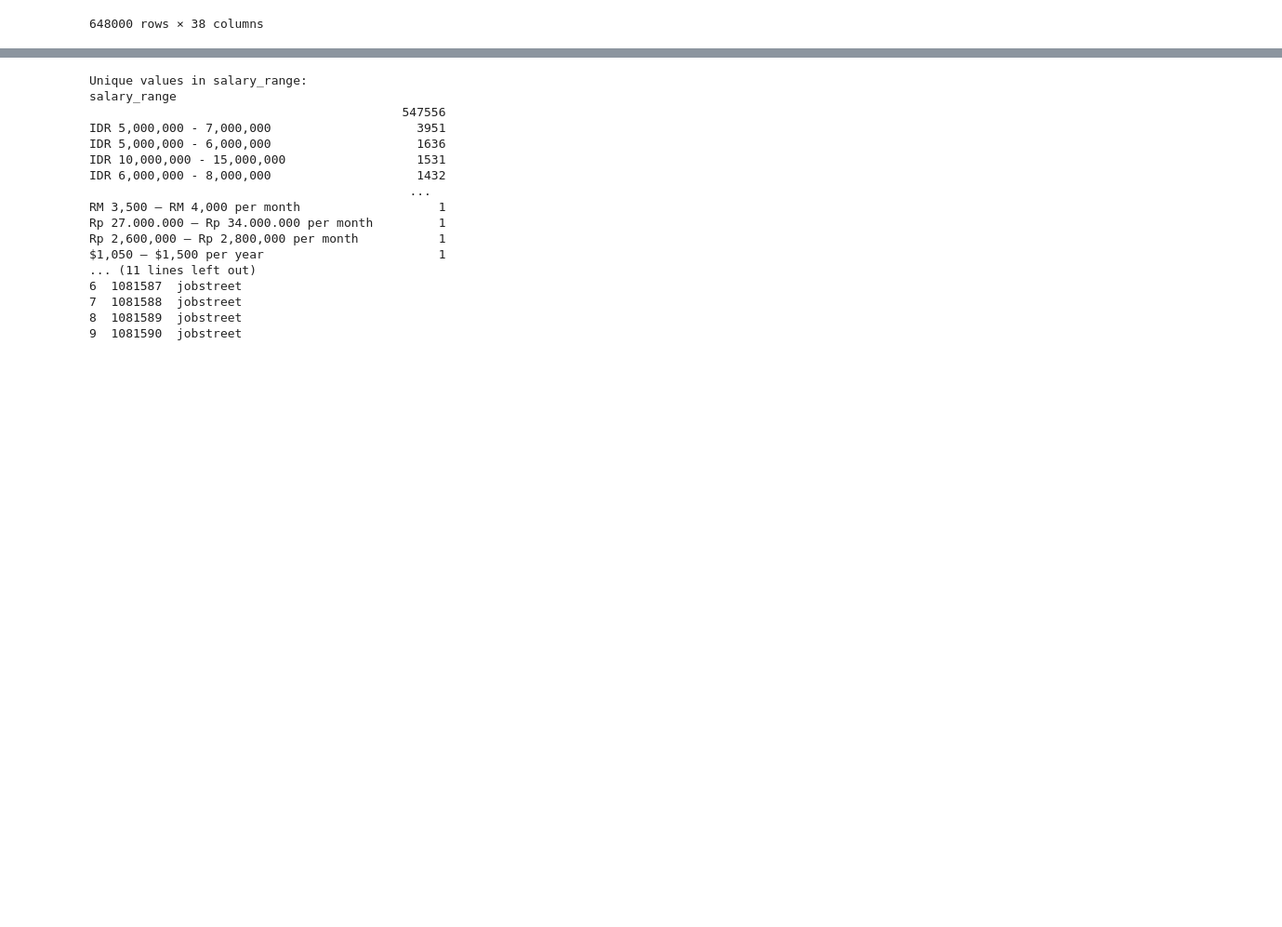
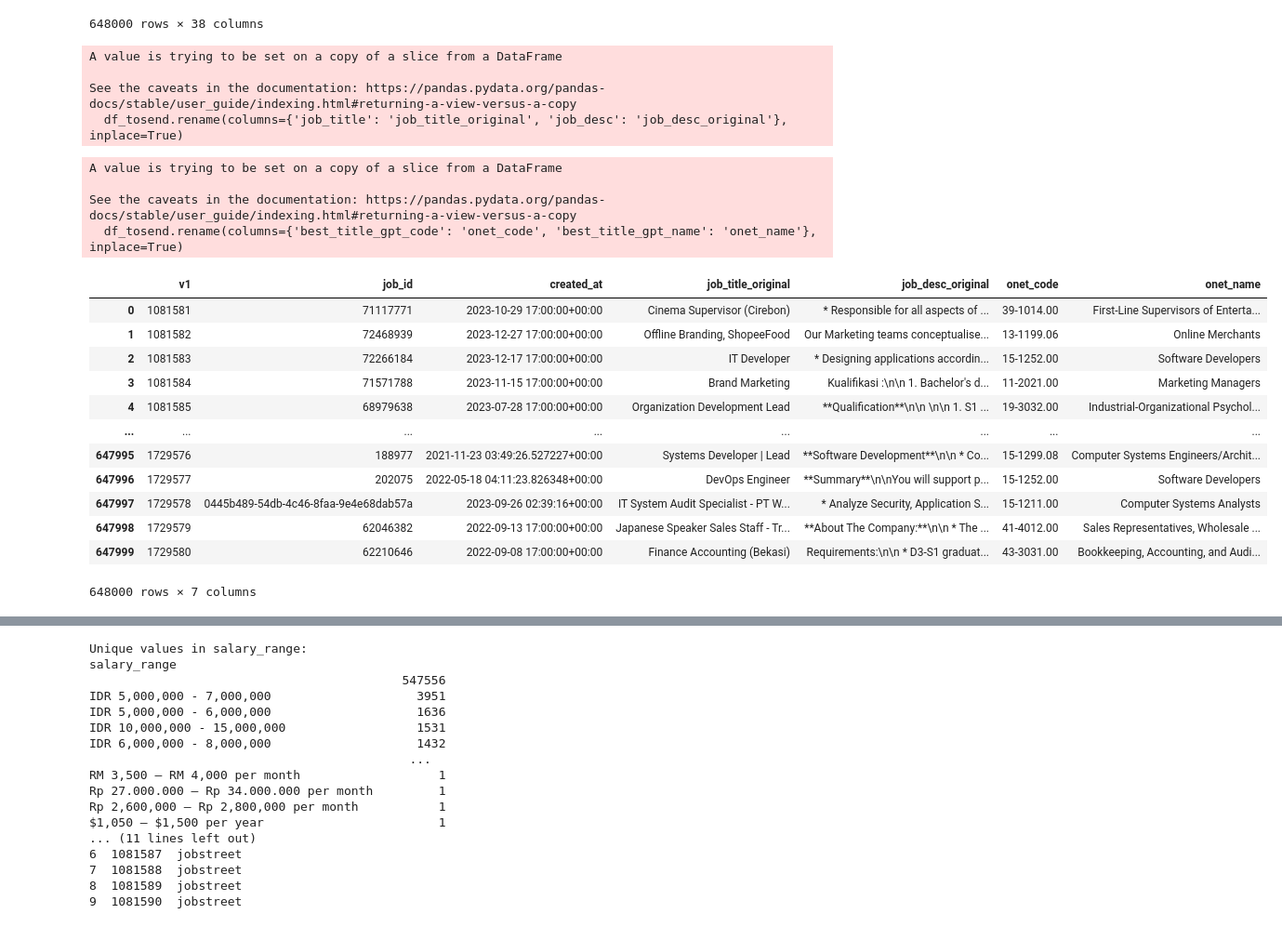
Before and after one commit to akmaalsh/2024w_DigitalSkills, a Jupyter notebook: 01 Code/01 Province_analysis_cleaned.ipynb, the cells around one changed output, grey strips where cells are left out. Shown at 93% size. Saved outputs shown, nothing was run; the diff lists cells and outputs as text; code cells hidden in the pictures; blank space fills up the shorter version.

```diff
--- a/01 Code/01 Province_analysis_cleaned.ipynb
+++ b/01 Code/01 Province_analysis_cleaned.ipynb
@@ -49,3 +49,35 @@ df
 | 647998 | 1729579 | jobstreet | 62046382 | 2022-09-13 17:00:00+00:00 | Japanese Speaker Sales Staff - Tr... | NaN | NaN |  | **About The Company:**\n\n * The ... | ... |
 | 647999 | 1729580 | jobstreet | 62210646 | 2022-09-08 17:00:00+00:00 | Finance Accounting (Bekasi) | 4000000.0 | 5600000.0 |  | Requirements:\n\n * D3-S1 graduat... | ... |
 648000 rows × 38 columns
+# %%
+df_tosend = df[['v1', 'job_id','created_at', 'job_title', 'job_desc', 'best_title_gpt_code', 'best_title_gpt_name']]
+# %%
+df_tosend.rename(columns={'job_title': 'job_title_original', 'job_desc': 'job_desc_original'}, inplace=True)
+# %% [output]
+A value is trying to be set on a copy of a slice from a DataFrame
+
+See the caveats in the documentation: https://pandas.pydata.org/pandas-docs/stable/user_guide/indexing.html#returning-a-view-versus-a-copy
+  df_tosend.rename(columns={'job_title': 'job_title_original', 'job_desc': 'job_desc_original'}, inplace=True)
+# %%
+df_tosend.rename(columns={'best_title_gpt_code': 'onet_code', 'best_title_gpt_name': 'onet_name'}, inplace=True)
+# %% [output]
+A value is trying to be set on a copy of a slice from a DataFrame
+
+See the caveats in the documentation: https://pandas.pydata.org/pandas-docs/stable/user_guide/indexing.html#returning-a-view-versus-a-copy
+  df_tosend.rename(columns={'best_title_gpt_code': 'onet_code', 'best_title_gpt_name': 'onet_name'}, inplace=True)
+# %%
+df_tosend
+# %% [output]
+|  | v1 | job_id | created_at | job_title_original | job_desc_original | onet_code | onet_name |
+| 0 | 1081581 | 71117771 | 2023-10-29 17:00:00+00:00 | Cinema Supervisor (Cirebon) | * Responsible for all aspects of ... | 39-1014.00 | First-Line Supervisors of Enterta... |
+| 1 | 1081582 | 72468939 | 2023-12-27 17:00:00+00:00 | Offline Branding, ShopeeFood | Our Marketing teams conceptualise... | 13-1199.06 | Online Merchants |
+| 2 | 1081583 | 72266184 | 2023-12-17 17:00:00+00:00 | IT Developer | * Designing applications accordin... | 15-1252.00 | Software Developers |
+| 3 | 1081584 | 71571788 | 2023-11-15 17:00:00+00:00 | Brand Marketing | Kualifikasi :\n\n 1. Bachelor's d... | 11-2021.00 | Marketing Managers |
+| 4 | 1081585 | 68979638 | 2023-07-28 17:00:00+00:00 | Organization Development Lead | **Qualification**\n\n \n\n 1. S1 ... | 19-3032.00 | Industrial-Organizational Psychol... |
+| ... | ... | ... | ... | ... | ... | ... | ... |
+| 647995 | 1729576 | 188977 | 2021-11-23 03:49:26.527227+00:00 | Systems Developer | Lead | **Software Development**\n\n * Co... | 15-1299.08 | Computer Systems Engineers/Archit... |
+| 647996 | 1729577 | 202075 | 2022-05-18 04:11:23.826348+00:00 | DevOps Engineer | **Summary**\n\nYou will support p... | 15-1252.00 | Software Developers |
+| 647997 | 1729578 | 0445b489-54db-4c46-8faa-9e4e68dab57a | 2023-09-26 02:39:16+00:00 | IT System Audit Specialist - PT W... | * Analyze Security, Application S... | 15-1211.00 | Computer Systems Analysts |
+| 647998 | 1729579 | 62046382 | 2022-09-13 17:00:00+00:00 | Japanese Speaker Sales Staff - Tr... | **About The Company:**\n\n * The ... | 41-4012.00 | Sales Representatives, Wholesale ... |
+| 647999 | 1729580 | 62210646 | 2022-09-08 17:00:00+00:00 | Finance Accounting (Bekasi) | Requirements:\n\n * D3-S1 graduat... | 43-3031.00 | Bookkeeping, Accounting, and Audi... |
+648000 rows × 7 columns
```
Also changed, not shown: parts of 11 cells of this notebook.
